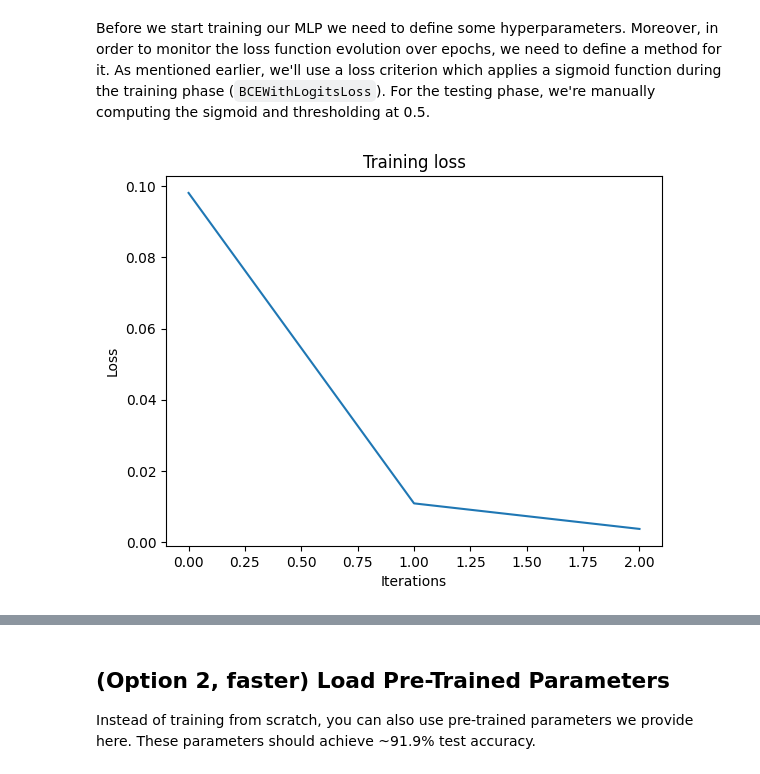
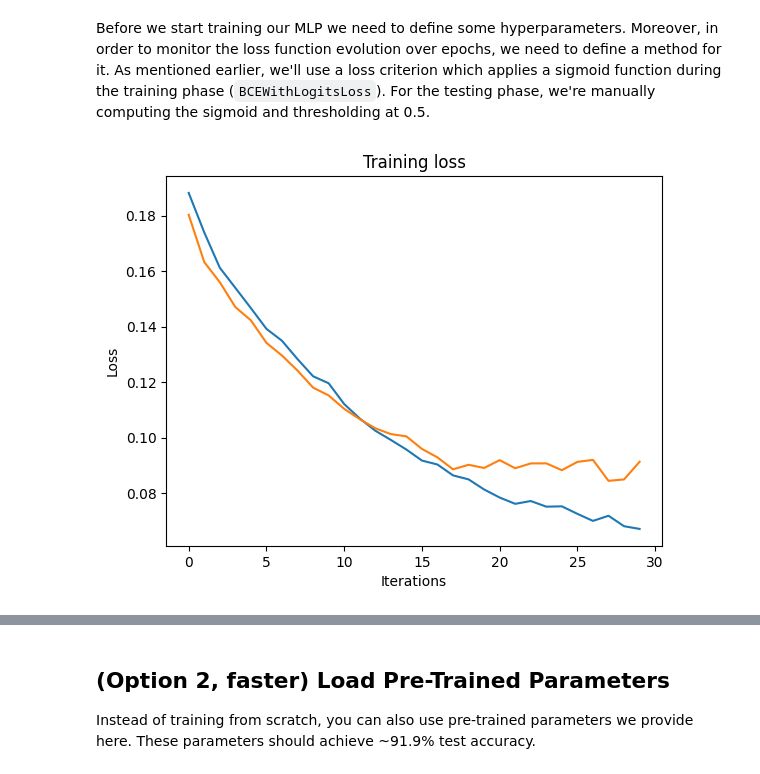
Before and after one commit to dellel/FINN_Brevitas, a Jupyter notebook: 1-train-mlp-with-brevitas.ipynb, the cells around one changed output, grey strips where cells are left out. Saved outputs shown, nothing was run; the diff lists cells and outputs as text; code cells hidden in the pictures.

```diff
--- a/1-train-mlp-with-brevitas.ipynb
+++ b/1-train-mlp-with-brevitas.ipynb
@@ -220,7 +226,7 @@ images, labels = next(iter(train_quantized_loader))  # Getting a batch of images
 
 plt.figure(figsize=(12, 12))  # Setting the figure size
 
-for i in range(batch_size):  # Iterating through the first 16 images
+for i in range(np.min([batch_size, 16])):  # Iterating through the first 16 images
     plt.subplot(4, 4, i + 1)  # Creating a subplot
     image = images[i].permute(1, 2, 0).numpy()  # Permuting and converting the image to numpy
     #image = images[i].numpy()
@@ -485,6 +498,21 @@ def train(model, train_loader, optimizer, criterion):
         losses.append(loss.data.cpu().numpy())
 
     return losses
+
+def eval_loss(model, test_loader, criterion):
+    # ensure model is in eval mode
+    model.eval()
+    losses = []
+
+    with torch.no_grad():
+        for data in test_loader:
+            inputs, target = data
+            inputs, target = inputs.to(device), target.to(device)
+            output_orig = model(inputs)
+            loss = criterion(output_orig, target)
+            losses.append(loss.data.cpu().numpy())
+
+    return losses
 # %%
 def test(model, test_loader):
     # ensure model is in eval mode
@@ -541,12 +569,14 @@ We provide two options for training below: you can opt for training the model fr
 # %% [markdown]
 Before we start training our MLP we need to define some hyperparameters. Moreover, in order to monitor the loss function evolution over epochs, we need to define a method for it. As mentioned earlier, we'll use a loss criterion which applies a sigmoid function during the training phase (`BCEWithLogitsLoss`). For the testing phase, we're manually computing the sigmoid and thresholding at 0.5.
 # %%
-num_epochs = 3
-lr = 0.001
+num_epochs = 30
+lr = 0.00002
 
-def display_loss_plot(losses, title="Training loss", xlabel="Iterations", ylabel="Loss"):
+def display_loss_plot(losses, test_loss=None, title="Training loss", xlabel="Iterations", ylabel="Loss"):
     x_axis = [i for i in range(len(losses))]
     plt.plot(x_axis,losses)
+    if(test_loss != None):
+        plt.plot(x_axis,test_loss)
     plt.title(title)
     plt.xlabel(xlabel)
     plt.ylabel(ylabel)
@@ -579,6 +609,7 @@ torch.manual_seed(0)
 np.random.seed(0)
 
 running_loss = []
+running_test_loss = []
 running_test_acc = []
 t = trange(num_epochs, desc="Training loss", leave=True)
 
@@ -586,18 +617,22 @@ for epoch in t:
         #test_acc = test(model, test_quantized_loader)
         #t.set_description("Test accuracy = %f" % test_acc)
         loss_epoch = train(model, train_quantized_loader, optimizer,criterion)
+        test_loss = eval_loss(model, test_quantized_loader, criterion)
         test_acc = test(model, test_quantized_loader)
-        t.set_description("Training loss = %f test accuracy = %f" % (np.mean(loss_epoch), test_acc))
+        t.set_description("Training loss = %f test loss %f test accuracy = %f" % (np.mean(loss_epoch), np.mean(test_loss), test_acc))
         t.refresh() # to show immediately the update
         running_loss.append(loss_epoch)
+        running_test_loss.append(test_loss)
         running_test_acc.append(test_acc)
 # %%
 %matplotlib inline
 
 loss_per_epoch = [np.mean(loss_per_epoch) for loss_per_epoch in running_loss]
-display_loss_plot(loss_per_epoch)
+test_loss_per_epoch = [np.mean(loss_per_epoch) for loss_per_epoch in running_test_loss]
+
+display_loss_plot(loss_per_epoch, test_loss_per_epoch)
 # %% [output]
-[figure, old version]
+[figure, new version]
 # %%
 acc_per_epoch = [np.mean(acc_per_epoch) for acc_per_epoch in running_test_acc]
 display_loss_plot(acc_per_epoch, title="Test accuracy", ylabel="Accuracy [%]")
```
Also changed, not shown: parts of 10 cells of this notebook, 3 other files.
